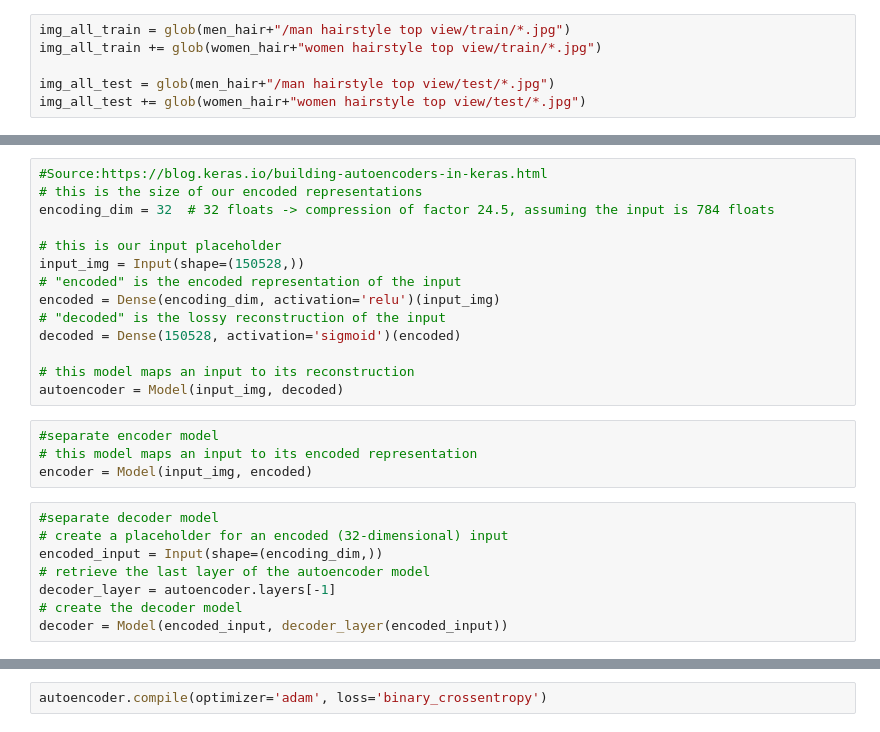
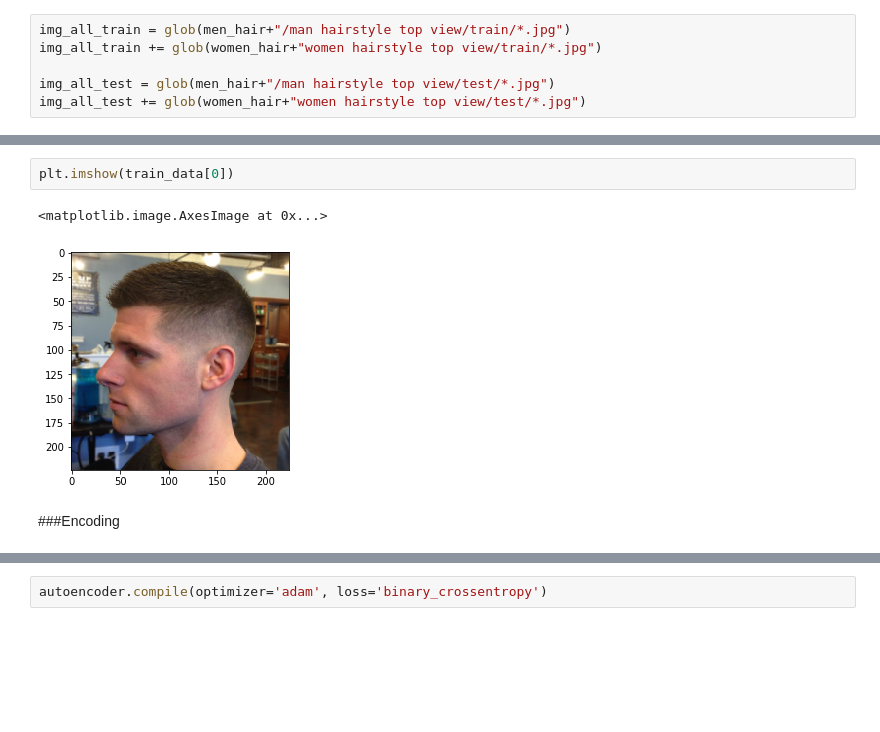
Before and after one commit to kylelee417/AI_Data_Science_Portfolio, a Jupyter notebook: VAE.ipynb, the cells around one changed output, grey strips where cells are left out. Saved outputs shown, nothing was run; the diff lists cells and outputs as text; blank space fills up the shorter version.

```diff
--- a/VAE.ipynb
+++ b/VAE.ipynb
@@ -166,26 +181,7 @@ Total number of test examples: (303, 224, 224, 3)
-# %%
-#Source:https://blog.keras.io/building-autoencoders-in-keras.html
-# this is the size of our encoded representations
-encoding_dim = 32  # 32 floats -> compression of factor 24.5, assuming the input is 784 floats
-
-# this is our input placeholder
-input_img = Input(shape=(150528,))
-# "encoded" is the encoded representation of the input
-encoded = Dense(encoding_dim, activation='relu')(input_img)
-# "decoded" is the lossy reconstruction of the input
-decoded = Dense(150528, activation='sigmoid')(encoded)
-
-# this model maps an input to its reconstruction
-autoencoder = Model(input_img, decoded)
-# %%
-#separate encoder model
-# this model maps an input to its encoded representation
-encoder = Model(input_img, encoded)
-# %%
-#separate decoder model
-# create a placeholder for an encoded (32-dimensional) input
-encoded_input = Input(shape=(encoding_dim,))
-# retrieve the last layer of the autoencoder model
-decoder_layer = autoencoder.layers[-1]
-# create the decoder model
-decoder = Model(encoded_input, decoder_layer(encoded_input))
+# %%
+plt.imshow(train_data[0])
+# %% [output]
+<matplotlib.image.AxesImage at 0x...>
+[figure, added]
+# %% [markdown]
+###Encoding
```
Also changed, not shown: parts of 25 cells of this notebook.
